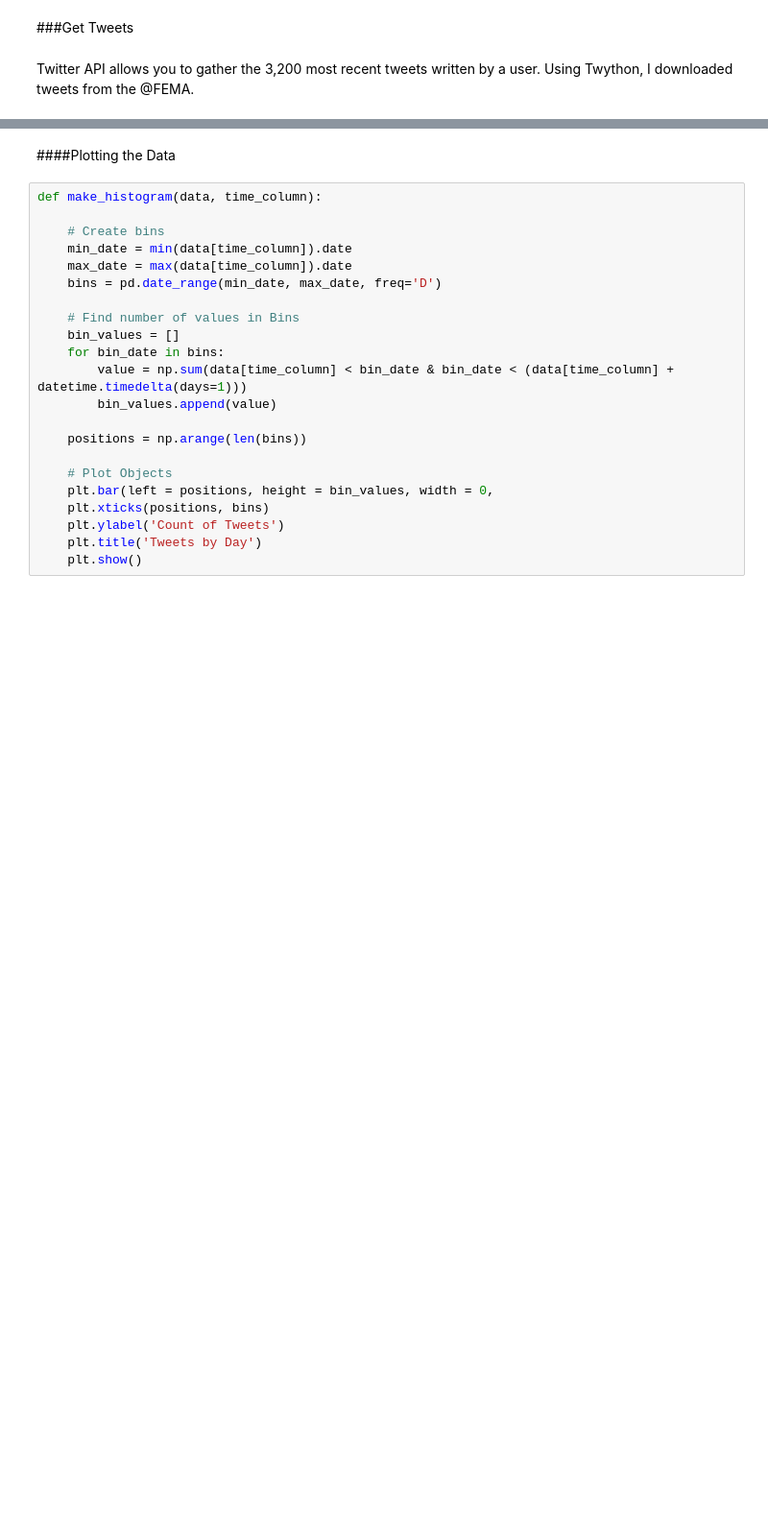
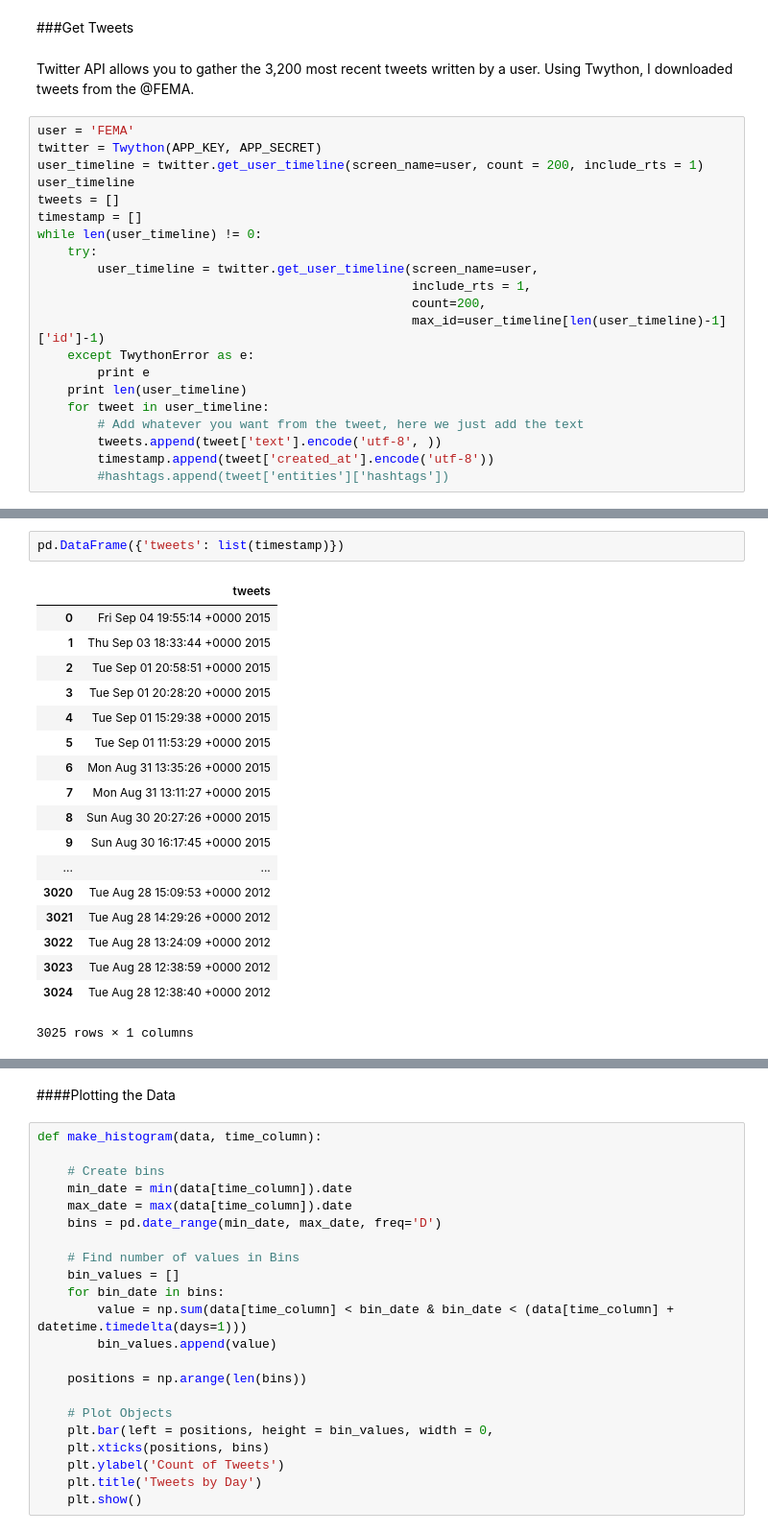
Before and after one commit to tomc4yt/Tutorials, a Jupyter notebook: Time Maps.ipynb, the cells around one changed output, grey strips where cells are left out. Shown at 96% size. Cells and saved outputs as stored; diff of their text form; blank space fills up the shorter version.

```diff
--- a/Time Maps.ipynb
+++ b/Time Maps.ipynb
@@ -33,3 +34,24 @@ plt.show()
 ###Get Tweets
 # %% [markdown]
 Twitter API allows you to gather the 3,200 most recent tweets written by a user. Using Twython, I downloaded tweets from the @FEMA.
+# %%
+user = 'FEMA'
+twitter = Twython(APP_KEY, APP_SECRET)
+user_timeline = twitter.get_user_timeline(screen_name=user, count = 200, include_rts = 1)
+user_timeline
+tweets = []
+timestamp = []
+while len(user_timeline) != 0:
+    try:
+        user_timeline = twitter.get_user_timeline(screen_name=user,
+                                                  include_rts = 1,
+                                                  count=200,
+                                                  max_id=user_timeline[len(user_timeline)-1]['id']-1)
+    except TwythonError as e:
+        print e
+    print len(user_timeline)
+    for tweet in user_timeline:
+        # Add whatever you want from the tweet, here we just add the text
+        tweets.append(tweet['text'].encode('utf-8', ))
+        timestamp.append(tweet['created_at'].encode('utf-8'))
+        #hashtags.append(tweet['entities']['hashtags'])
@@ -36 +76,22 @@ Twitter API allows you to gather the 3,200 most recent tweets written by a user.
+# %%
+pd.DataFrame({'tweets': list(timestamp)})
+# %% [output]
+|  | tweets |
+| 0 | Fri Sep 04 19:55:14 +0000 2015 |
+| 1 | Thu Sep 03 18:33:44 +0000 2015 |
+| 2 | Tue Sep 01 20:58:51 +0000 2015 |
+| 3 | Tue Sep 01 20:28:20 +0000 2015 |
+| 4 | Tue Sep 01 15:29:38 +0000 2015 |
+| 5 | Tue Sep 01 11:53:29 +0000 2015 |
+| 6 | Mon Aug 31 13:35:26 +0000 2015 |
+| 7 | Mon Aug 31 13:11:27 +0000 2015 |
+| 8 | Sun Aug 30 20:27:26 +0000 2015 |
+| 9 | Sun Aug 30 16:17:45 +0000 2015 |
+| ... | ... |
+| 3020 | Tue Aug 28 15:09:53 +0000 2012 |
+| 3021 | Tue Aug 28 14:29:26 +0000 2012 |
+| 3022 | Tue Aug 28 13:24:09 +0000 2012 |
+| 3023 | Tue Aug 28 12:38:59 +0000 2012 |
+| 3024 | Tue Aug 28 12:38:40 +0000 2012 |
+3025 rows × 1 columns
 # %%
```
Also changed, not shown: parts of 4 cells of this notebook.
